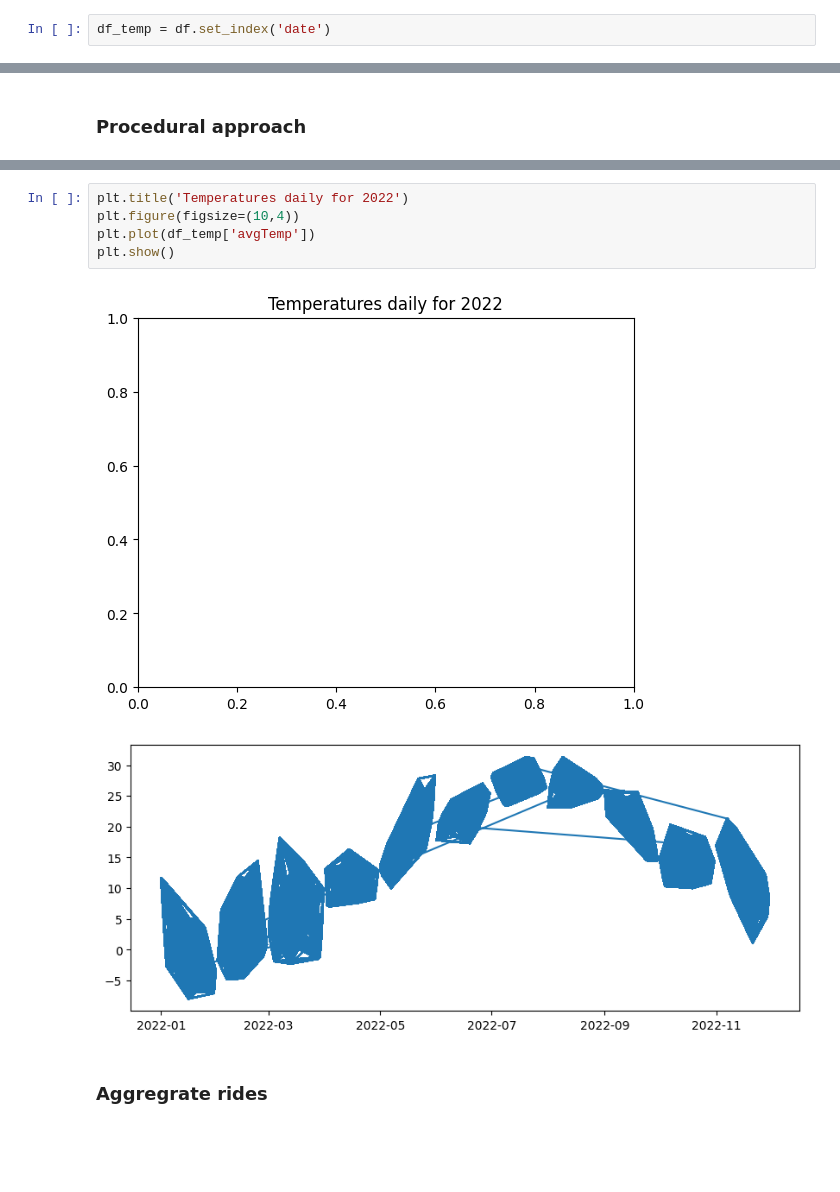
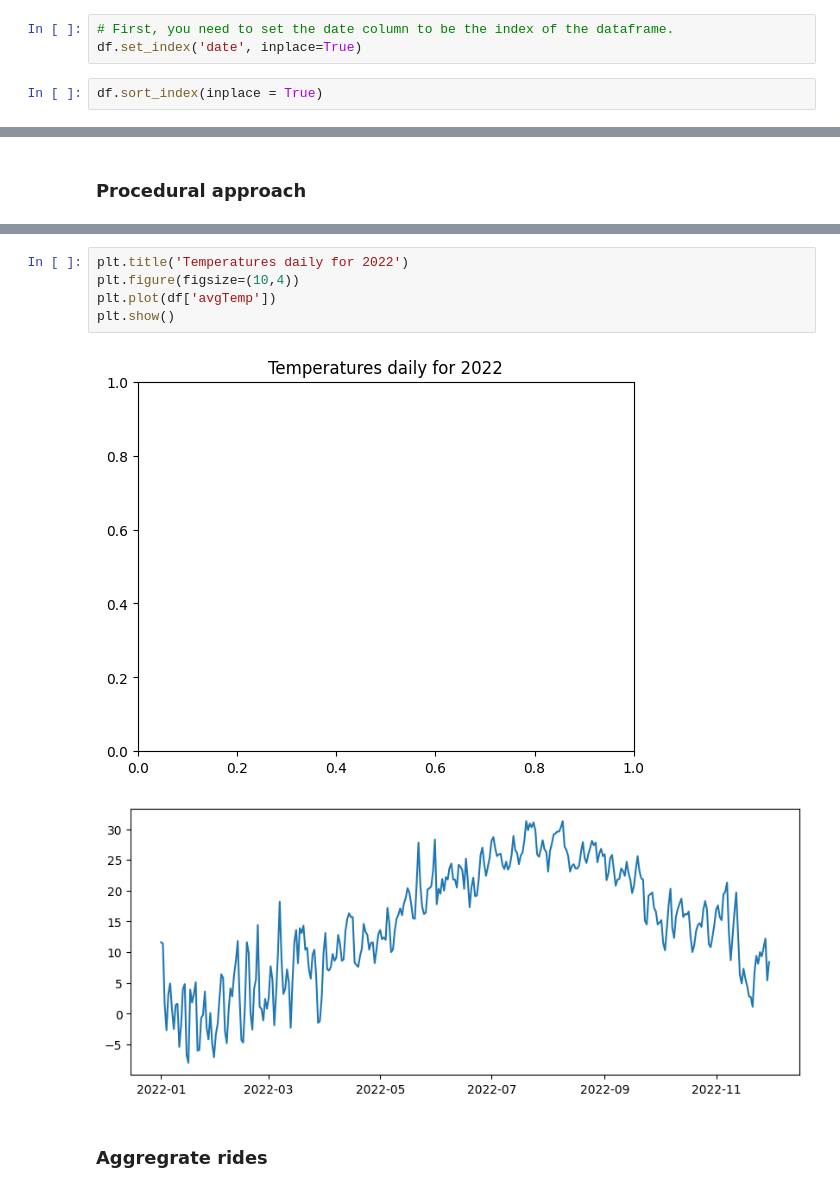
Before and after one commit to srilathakummari/DivvyBikes_2022, a Jupyter notebook: 2.3Fundamentalsofvisualizationlibrariespart1.ipynb, the cells around one changed output, grey strips where cells are left out. Drawn from its saved outputs; the diff is of its cells as text; blank space fills up the shorter version.

```diff
--- a/2.3Fundamentalsofvisualizationlibrariespart1.ipynb
+++ b/2.3Fundamentalsofvisualizationlibrariespart1.ipynb
@@ -82,5 +82,8 @@ dtype: object
 # %% [markdown]
 ### Plotting with pandas
 # %%
-df_temp = df.set_index('date')
+# First, you need to set the date column to be the index of the dataframe.
+df.set_index('date', inplace=True)
+# %%
+df.sort_index(inplace = True)
 # %%
@@ -115,10 +120,10 @@ plt.show()
 # %%
 plt.title('Temperatures daily for 2022')
 plt.figure(figsize=(10,4))
-plt.plot(df_temp['avgTemp'])
+plt.plot(df['avgTemp'])
 plt.show()
 # %% [output]
 [figure]
-[figure, old version]
+[figure, new version]
 # %% [markdown]
 ### Aggregrate rides
```
Also changed, not shown: parts of 15 cells of this notebook.
